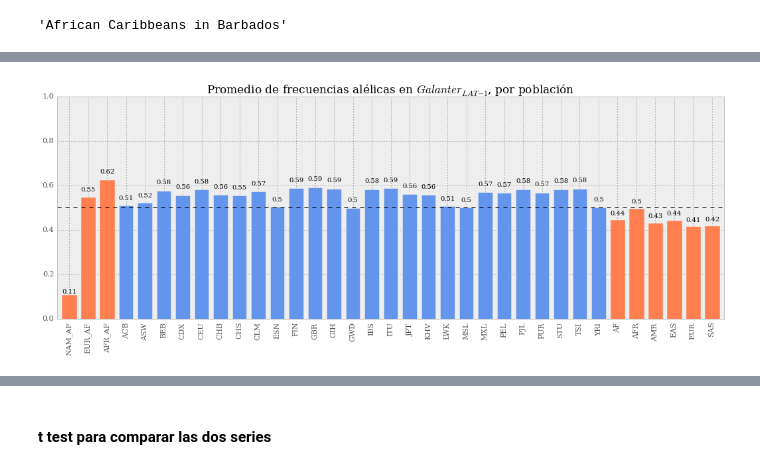
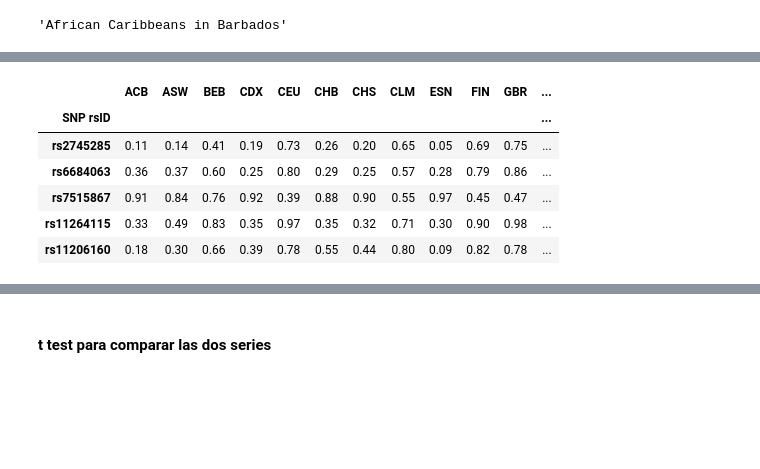
Before and after one commit to jmberros/tesina, a Jupyter notebook: Galanter_AIMs_NEW.ipynb, the cells around one changed output, grey strips where cells are left out. Drawn from its saved outputs; the diff is of its cells as text; code cells hidden in the pictures; blank space fills up the shorter version.

```diff
--- a/Galanter_AIMs_NEW.ipynb
+++ b/Galanter_AIMs_NEW.ipynb
@@ -269,4 +246,17 @@ plot_mean_freqs(galanter, 'Promedio de frecuencias alélicas en $Galanter_{total
-# %%
-plot_mean_freqs(present, 'Promedio de frecuencias alélicas en $Galanter_{LAT-1}$, por población')
-# %% [output]
-[figure, removed]
+# %%
+df = missing.join(frequencies_1000g)
+fields_to_keep = set(samples.population.unique()) | \
+                 set(samples.super_population.unique())
+
+[df.drop(field, axis=1, inplace=True)
+ for field in df if field not in fields_to_keep]
+
+df.head()
+# %% [output]
+|  | ACB | ASW | BEB | CDX | CEU | CHB | CHS | CLM | ESN | FIN | GBR | ... |
+| SNP rsID |  |  |  |  |  |  |  |  |  |  |  | ... |
+| rs2745285 | 0.11 | 0.14 | 0.41 | 0.19 | 0.73 | 0.26 | 0.20 | 0.65 | 0.05 | 0.69 | 0.75 | ... |
+| rs6684063 | 0.36 | 0.37 | 0.60 | 0.25 | 0.80 | 0.29 | 0.25 | 0.57 | 0.28 | 0.79 | 0.86 | ... |
+| rs7515867 | 0.91 | 0.84 | 0.76 | 0.92 | 0.39 | 0.88 | 0.90 | 0.55 | 0.97 | 0.45 | 0.47 | ... |
+| rs11264115 | 0.33 | 0.49 | 0.83 | 0.35 | 0.97 | 0.35 | 0.32 | 0.71 | 0.30 | 0.90 | 0.98 | ... |
+| rs11206160 | 0.18 | 0.30 | 0.66 | 0.39 | 0.78 | 0.55 | 0.44 | 0.80 | 0.09 | 0.82 | 0.78 | ... |
```
Also changed, not shown: parts of 12 cells of this notebook, 3 other files.
